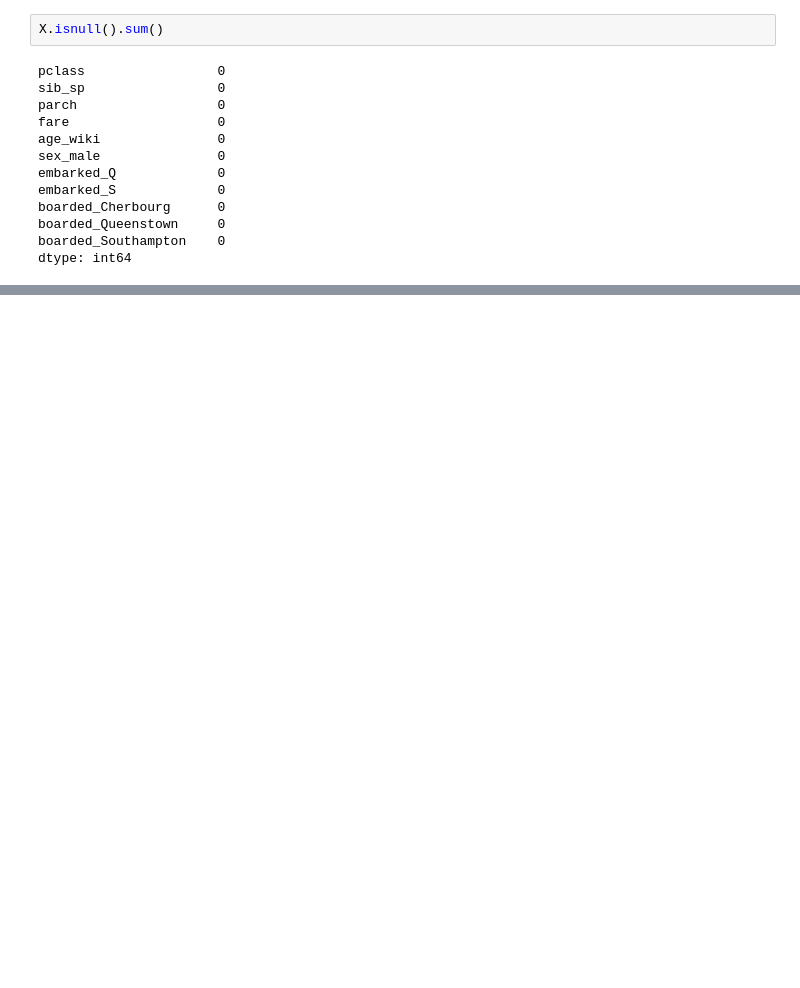
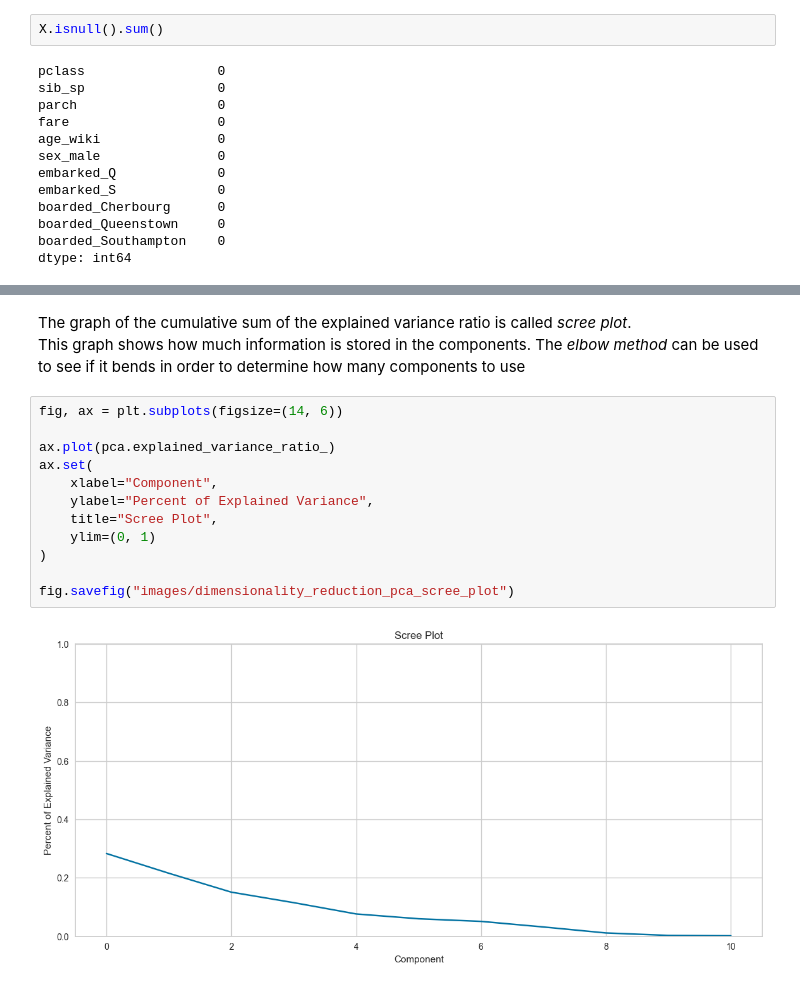
Before and after one commit to DellaCortef/machine-learning-pocket-reference, a Jupyter notebook: dimensionality-reduction.ipynb, the cells around one changed output, grey strips where cells are left out. Saved outputs shown, nothing was run; the diff lists cells and outputs as text; blank space fills up the shorter version.

Commit message:
plotting scree plot of pca

```diff
--- a/dimensionality-reduction.ipynb
+++ b/dimensionality-reduction.ipynb
@@ -511,0 +512,17 @@ array([-0.01479683, -0.06508081, -0.07409231,  0.06274711, -0.00580583,
+# %% [markdown]
+The graph of the cumulative sum of the explained variance ratio is called *scree plot*.<br>
+This graph shows how much information is stored in the components. The *elbow method* can be used to see if it bends in order to determine how many components to use
+# %%
+fig, ax = plt.subplots(figsize=(14, 6))
+
+ax.plot(pca.explained_variance_ratio_)
+ax.set(
+    xlabel="Component",
+    ylabel="Percent of Explained Variance",
+    title="Scree Plot",
+    ylim=(0, 1)
+)
+
+fig.savefig("images/dimensionality_reduction_pca_scree_plot")
+# %% [output]
+[figure, added]
```
Also changed, not shown: parts of 16 cells of this notebook, 1 other file.
